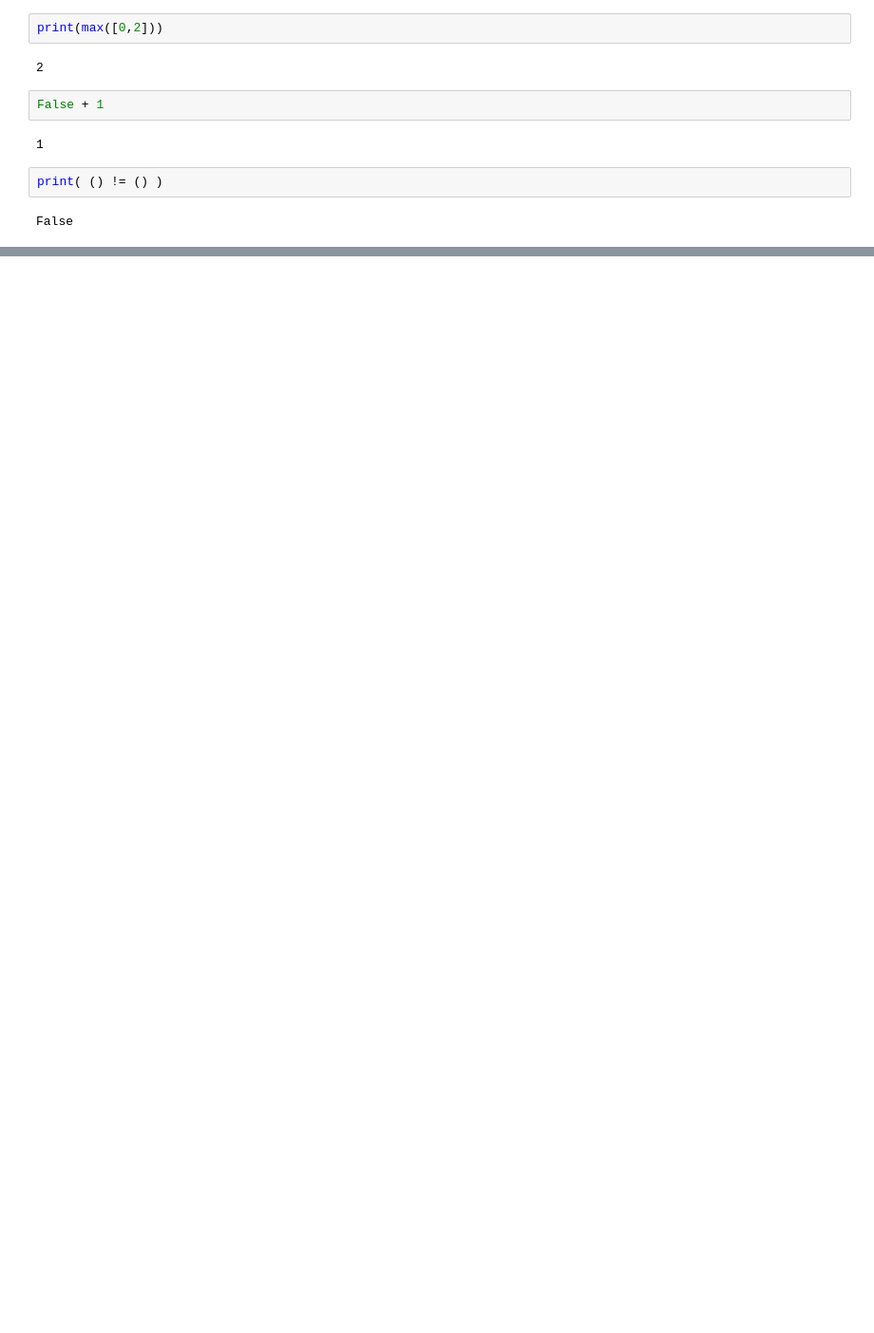
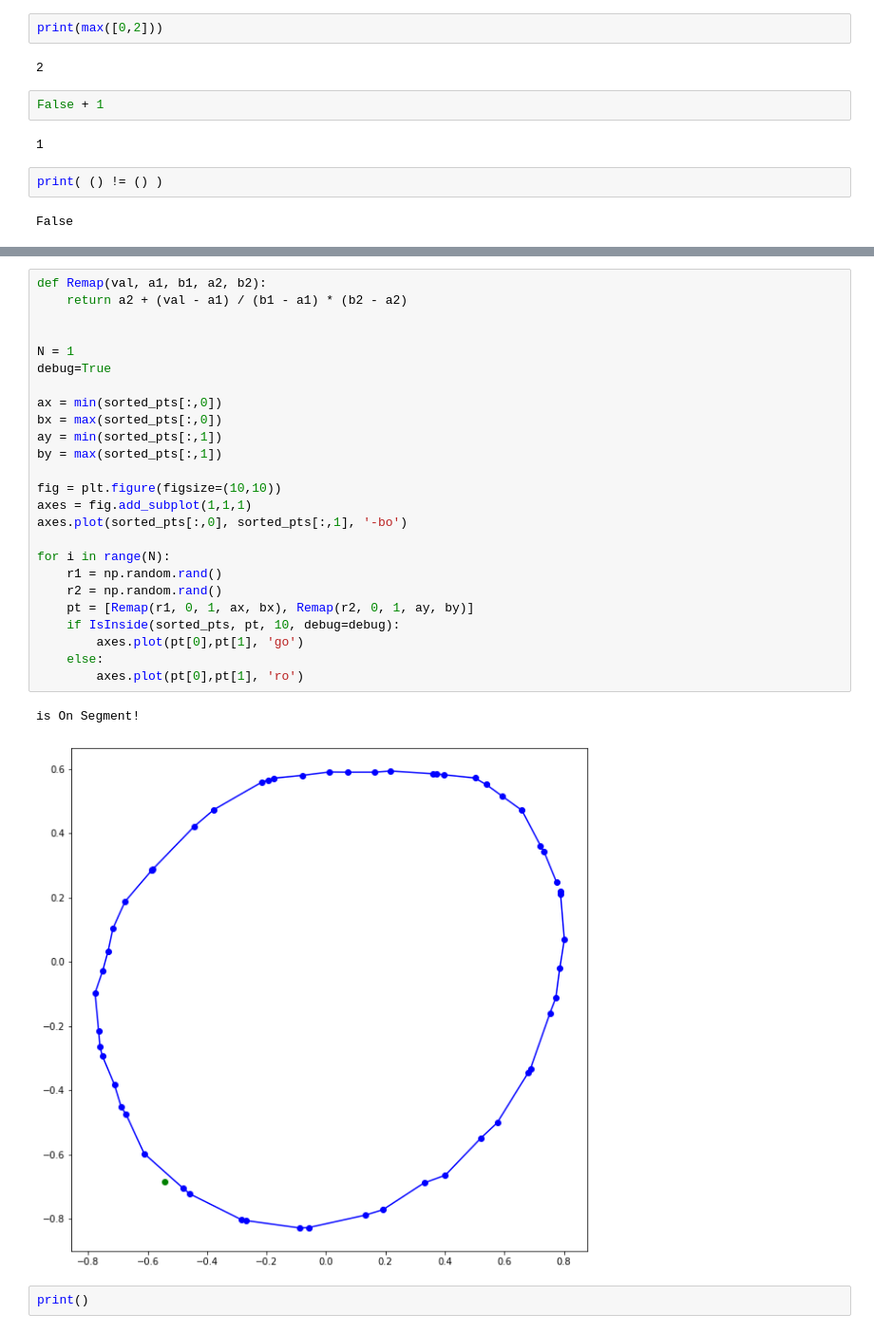
Before and after one commit to CAD-Team/heartflow, a Jupyter notebook: Model_00_slice_00/pressurized_artery.ipynb, the cells around one changed output, grey strips where cells are left out. Shown at 95% size. Saved outputs shown, nothing was run; the diff lists cells and outputs as text; blank space fills up the shorter version.

```diff
--- a/Model_00_slice_00/pressurized_artery.ipynb
+++ b/Model_00_slice_00/pressurized_artery.ipynb
@@ -606,0 +727,30 @@ False
+# %%
+def Remap(val, a1, b1, a2, b2):
+    return a2 + (val - a1) / (b1 - a1) * (b2 - a2)
+
+
+N = 1
+debug=True
+
+ax = min(sorted_pts[:,0])
+bx = max(sorted_pts[:,0])
+ay = min(sorted_pts[:,1])
+by = max(sorted_pts[:,1])
+
+fig = plt.figure(figsize=(10,10))
+axes = fig.add_subplot(1,1,1)
+axes.plot(sorted_pts[:,0], sorted_pts[:,1], '-bo')
+
+for i in range(N):
+    r1 = np.random.rand()
+    r2 = np.random.rand()
+    pt = [Remap(r1, 0, 1, ax, bx), Remap(r2, 0, 1, ay, by)]
+    if IsInside(sorted_pts, pt, 10, debug=debug):
+        axes.plot(pt[0],pt[1], 'go')
+    else:
+        axes.plot(pt[0],pt[1], 'ro')
+# %% [output]
+is On Segment!
+[figure, added]
+# %%
+print()
```
Also changed, not shown: parts of 5 cells of this notebook, 1 other file.
